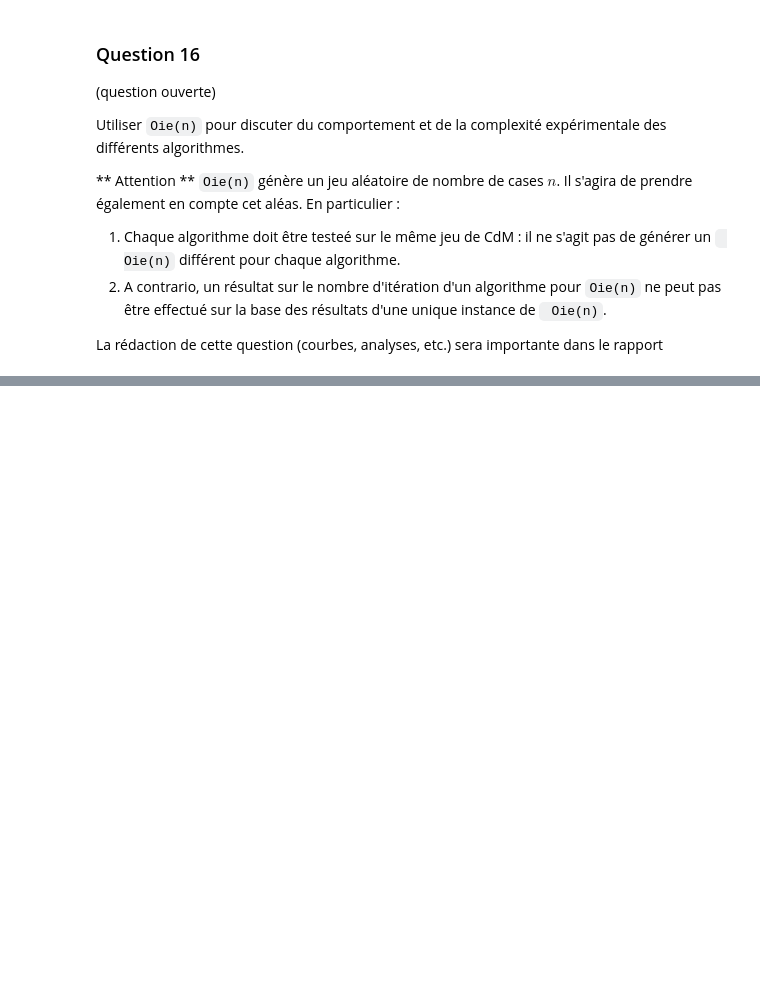
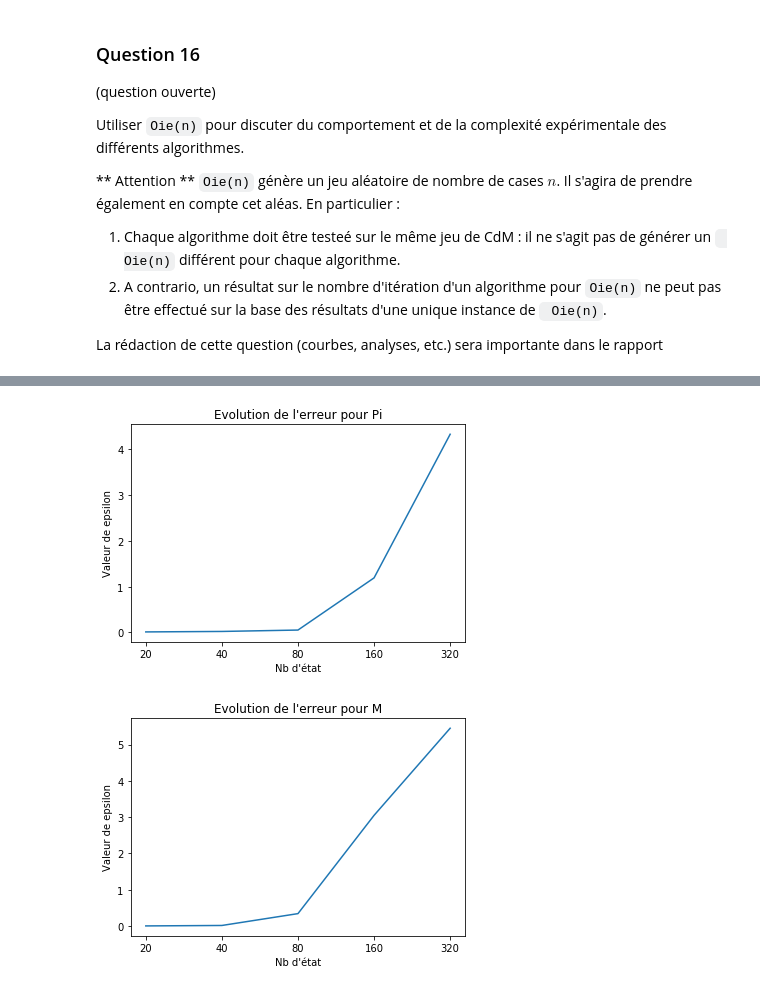
Before and after one commit to Marc-Hu/Proba-Stat, a Jupyter notebook: Projet3/semaine3.ipynb, the cells around one changed output, grey strips where cells are left out. Drawn from its saved outputs; the diff is of its cells as text; code cells hidden in the pictures; blank space fills up the shorter version.

```diff
--- a/Projet3/semaine3.ipynb
+++ b/Projet3/semaine3.ipynb
@@ -133,6 +133,31 @@ La rédaction de cette question (courbes, analyses, etc.) sera importante dans l
 # %% [markdown]
 ![Exemble de courbe 2](images/C2.png)
 <div style="text-align: center"><small>--JUSTE UN EXEMPLE DE COURBE DE SUIVI DE COMPLEXITE POUR 3 ALGO--</small></div>
+# %%
+%matplotlib inline
+from Oie import Oie
+from CdMConvergence import CdMConvergence
+import time
+
+nbOie = 20
+temps_pi=[]
+temps_M=[]
+for i in range(5) :
+    o = Oie(nbOie, 3)
+    cdm = CdMConvergence(o)
+    cdm.convergence_pi_n(0.000001)
+    cdm.convergence_M_n(0.000001)
+    temps_pi.append(cdm.temps_pi)
+    cdm.temps_pi=[]
+    temps_M.append(cdm.temps_M)
+    cdm.temps_M=[]
+    nbOie=nbOie+nbOie
+
+cdm.showError("Pi", temps_pi)
+cdm.showError("M", temps_M)
+# %% [output]
+[figure, added]
+[figure, added]
 # %%
 %matplotlib inline
 from Oie import Oie
```
Also changed, not shown: parts of 3 cells of this notebook, 10 other files.
